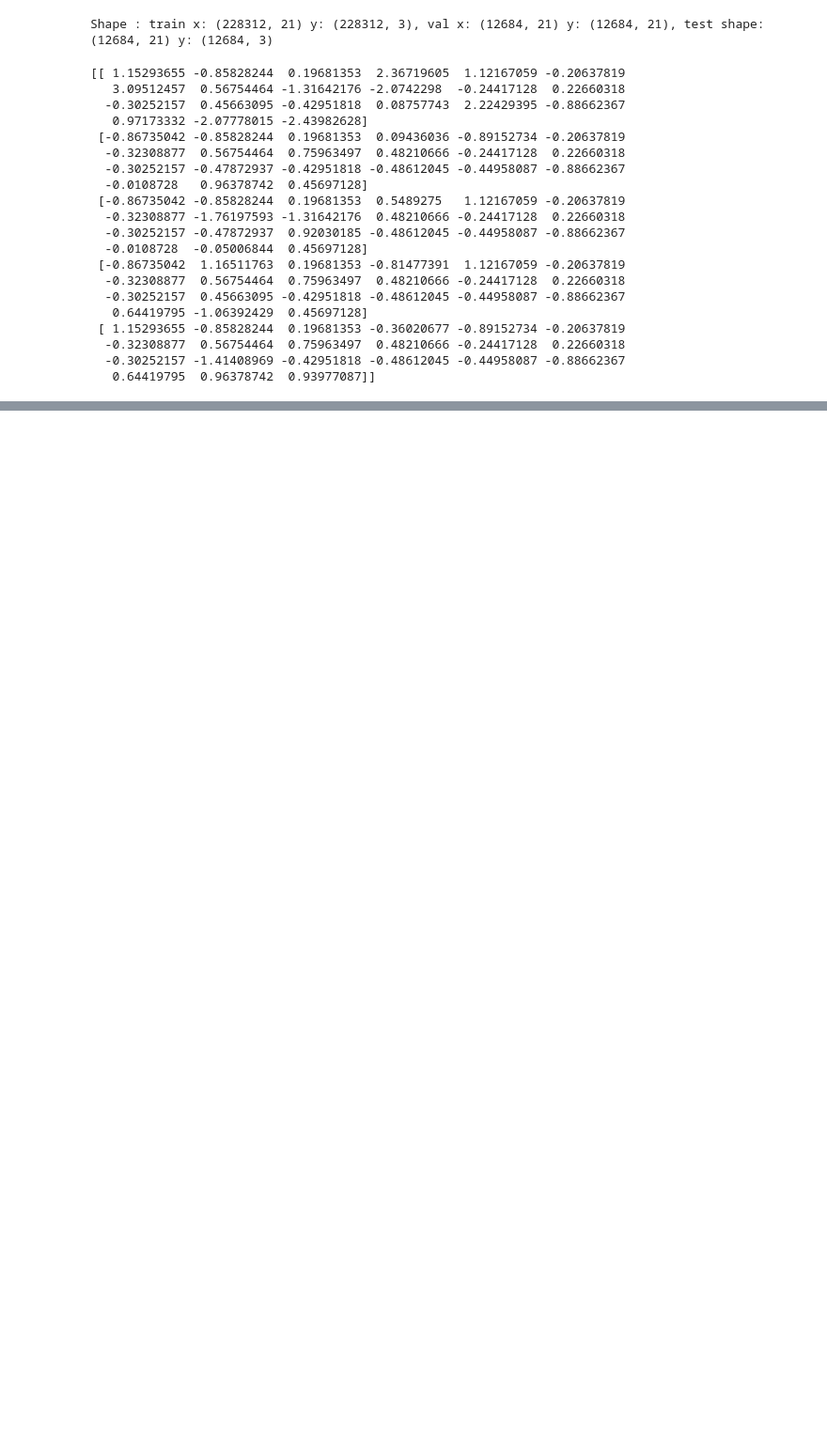
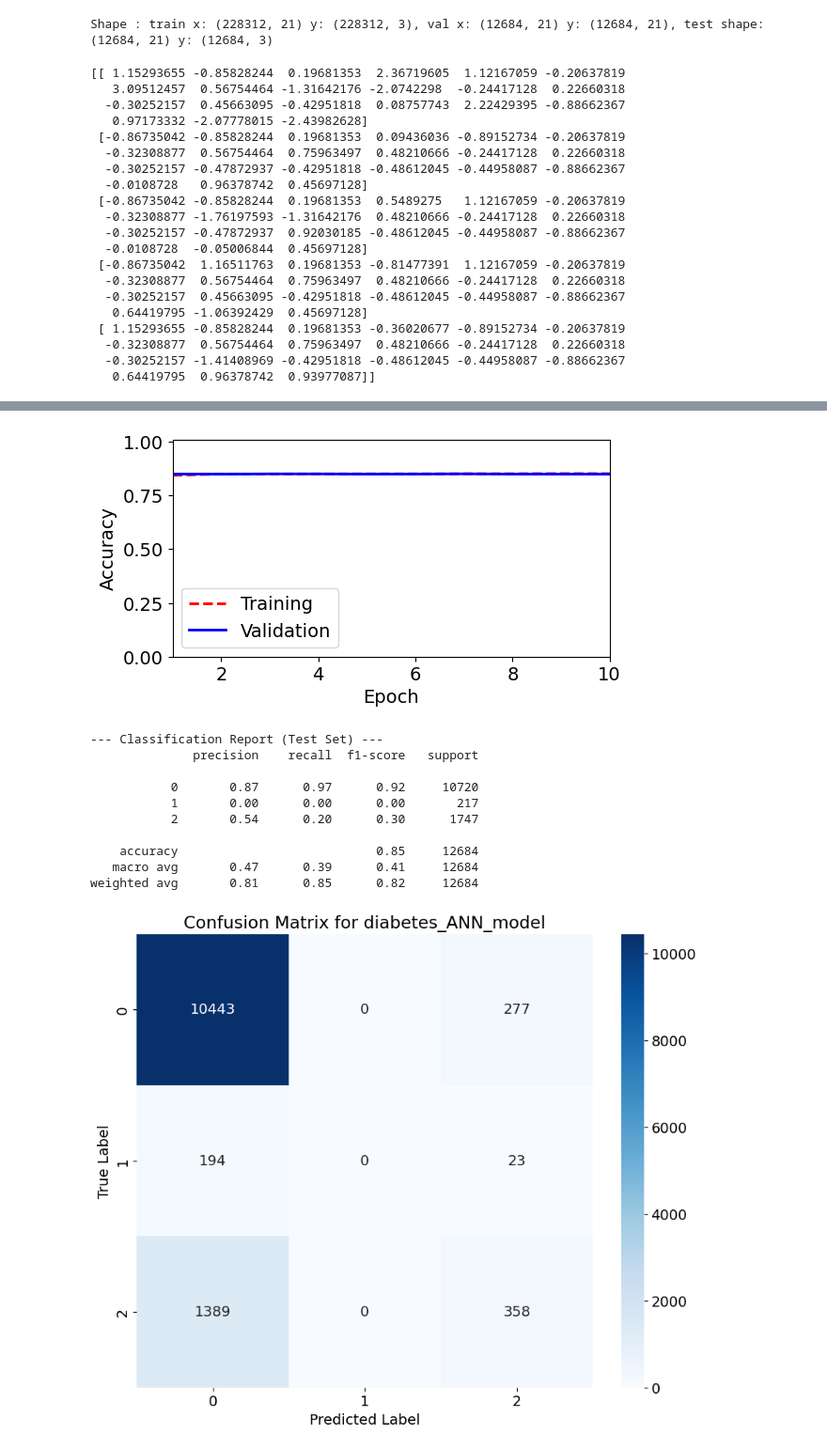
Before and after one commit to hansikaweerasena/MLE, a Jupyter notebook: Diabetis_DNN/train_dnn.ipynb, the cells around one changed output, grey strips where cells are left out. Shown at 94% size. Saved outputs shown, nothing was run; the diff lists cells and outputs as text; code cells hidden in the pictures; blank space fills up the shorter version.

```diff
--- a/Diabetis_DNN/train_dnn.ipynb
+++ b/Diabetis_DNN/train_dnn.ipynb
@@ -372,0 +408,3 @@ Epoch 25/25
+# %%
+evaluate_model(name, model, eval_data, provide_classification_report=True)
+# %% [output]
@@ -372,0 +413,12 @@ Epoch 25/25
+[figure, added]
+--- Classification Report (Test Set) ---
+              precision    recall  f1-score   support
+
+           0       0.87      0.97      0.92     10720
+           1       0.00      0.00      0.00       217
+           2       0.54      0.20      0.30      1747
+
+    accuracy                           0.85     12684
+   macro avg       0.47      0.39      0.41     12684
+weighted avg       0.81      0.85      0.82     12684
+[figure, added]
```
Also changed, not shown: parts of 12 cells of this notebook.
